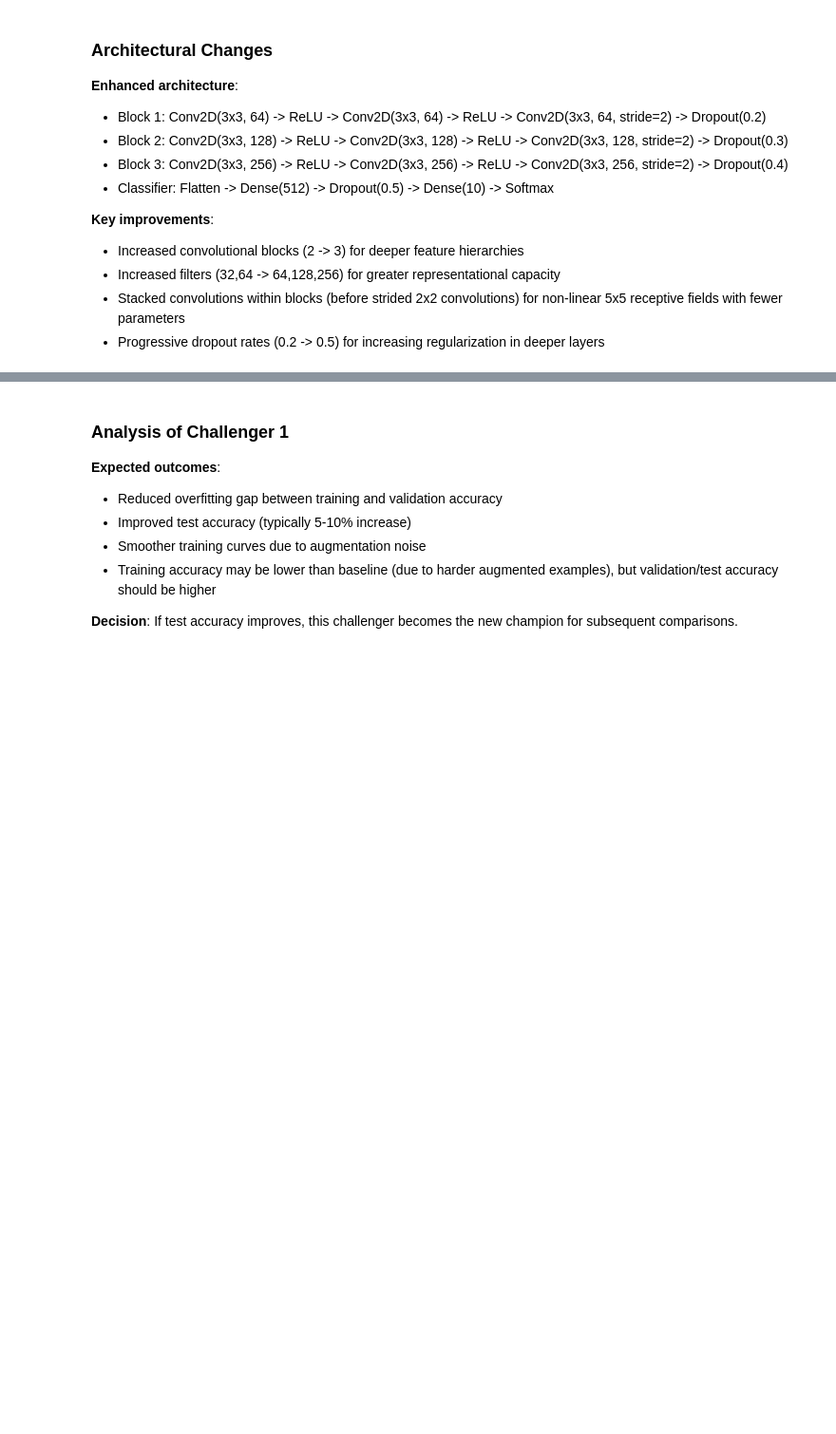
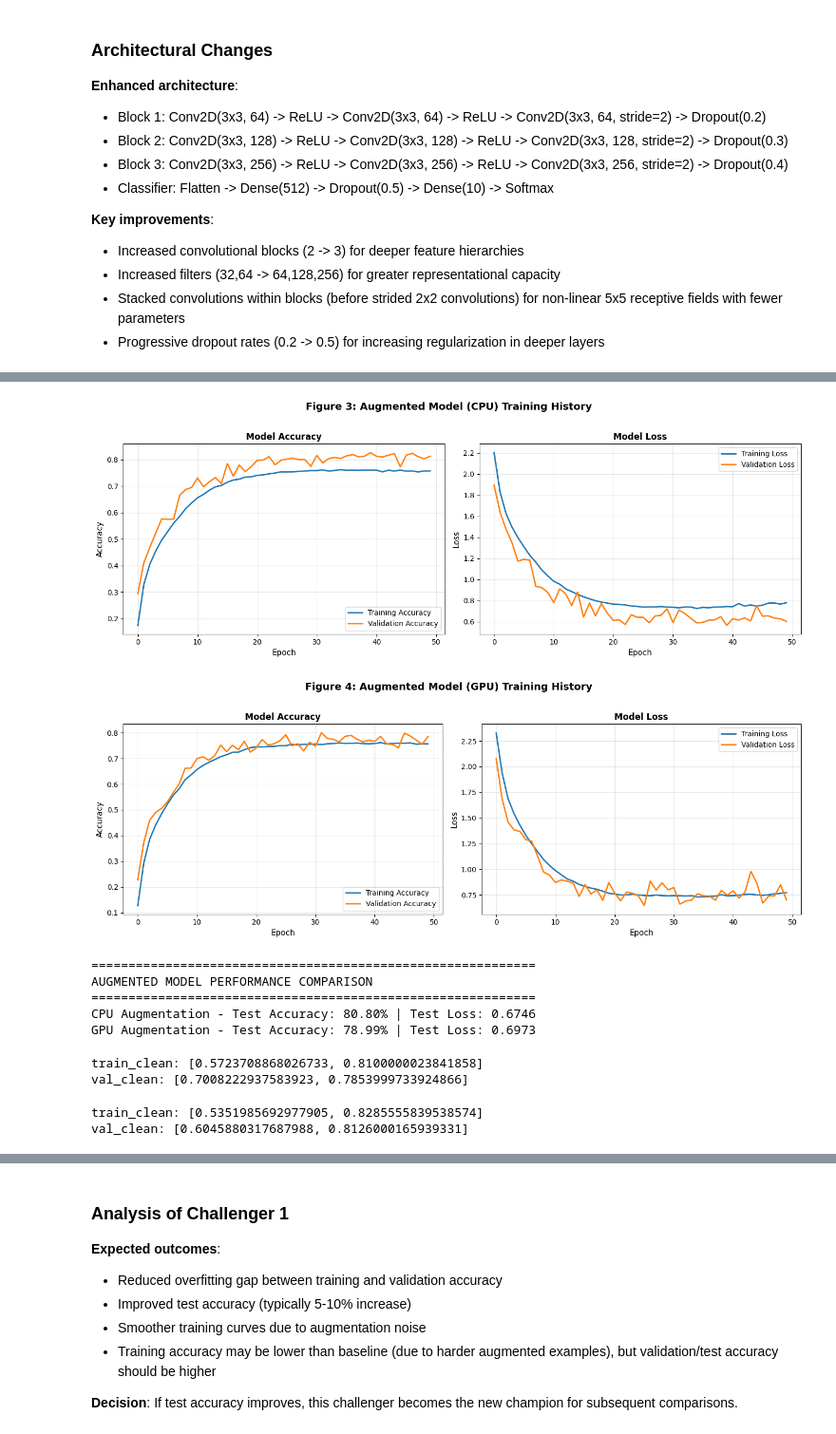
Before and after one commit to peaceman-per/S3-Neural-Networks-Coursework-2, a Jupyter notebook: CIFAR10_Neural_Networks_Coursework.ipynb, the cells around one changed output, grey strips where cells are left out. Shown at 95% size. Cells and saved outputs as stored; diff of their text form; code cells hidden in the pictures; blank space fills up the shorter version.

```diff
--- a/CIFAR10_Neural_Networks_Coursework.ipynb
+++ b/CIFAR10_Neural_Networks_Coursework.ipynb
@@ -679,0 +703,10 @@ Parameter increase: 2567.2%
+# %%
+# create CPU model and GPU model
+
+# create cpu model
+augmented_model_cpu = create_augmented_model(random_seed=128, gpu_augmentation=False)
+augmented_model_cpu.summary()
+
+# create gpu model
+augmented_model_gpu = create_augmented_model(random_seed=128, gpu_augmentation=True)
+augmented_model_gpu.summary()
@@ -680,15 +756,26 @@ Parameter increase: 2567.2%
 # %%
-# train with data augmentation
+# seed
+tf.keras.utils.set_random_seed(128)
+
+# train with both augmentation methods
 print("Training Challenger 1: Augmented Data + Increased Capacity")
 print("Using ImageDataGenerator for real-time augmentation\n")
 
-history_augmented = augmented_model.fit(
-    train_datagen.flow(X_train, y_train_encoded, batch_size=128),
-    steps_per_epoch=len(X_train) // 128,
+# CPU training
+history_augmented = augmented_model_cpu.fit(
+    data_augmentation_CPU.flow(X_train, y_train_encoded, batch_size=128),
     epochs=50,
     validation_data=(X_val, y_val_encoded),
     verbose=1
 )
+
+# GPU training
+history_augmented_gpu = augmented_model_gpu.fit(
+    train_ds,
+    epochs=50,
+    validation_data=val_ds,
+    verbose=1
+)
 # %% [output]
 Training Challenger 1: Augmented Data + Increased Capacity
 Using ImageDataGenerator for real-time augmentation
@@ -699,3 +815,43 @@ KeyboardInterrupt:
+# %%
+# compare the two models
+test_loss_cpu, test_accuracy_cpu = augmented_model_cpu.evaluate(X_test, y_test_encoded, verbose=0)
+test_loss_gpu, test_accuracy_gpu = augmented_model_gpu.evaluate(X_test, y_test_encoded, verbose=0)
+
+# plot comparison
+plot_training_history(history_augmented, 'Figure 3: Augmented Model (CPU) Training History')
+plot_training_history(history_augmented_gpu, 'Figure 4: Augmented Model (GPU) Training History')
+# %% [output]
+[figure, added]
+[figure, added]
+# %%
+# print test results
+print("="*60)
+print("AUGMENTED MODEL PERFORMANCE COMPARISON")
+print("="*60)
+print(f"CPU Augmentation - Test Accuracy: {test_accuracy_cpu*100:.2f}% | Test Loss: {test_loss_cpu:.4f}")
+print(f"GPU Augmentation - Test Accuracy: {test_accuracy_gpu*100:.2f}% | Test Loss: {test_loss_gpu:.4f}")
+# %% [output]
+============================================================
+AUGMENTED MODEL PERFORMANCE COMPARISON
+============================================================
+CPU Augmentation - Test Accuracy: 80.80% | Test Loss: 0.6746
+GPU Augmentation - Test Accuracy: 78.99% | Test Loss: 0.6973
+# %%
+train_clean = augmented_model_gpu.evaluate(X_train, y_train_encoded, verbose=0)
+val_clean   = augmented_model_gpu.evaluate(X_val, y_val_encoded, verbose=0)
+print("train_clean:", train_clean)
+print("val_clean:", val_clean)
+# %% [output]
+train_clean: [0.5723708868026733, 0.8100000023841858]
+val_clean: [0.7008222937583923, 0.7853999733924866]
+# %%
+train_clean = augmented_model_cpu.evaluate(X_train, y_train_encoded, verbose=0)
+val_clean   = augmented_model_cpu.evaluate(X_val, y_val_encoded, verbose=0)
+print("train_clean:", train_clean)
+print("val_clean:", val_clean)
+# %% [output]
+train_clean: [0.5351985692977905, 0.8285555839538574]
+val_clean: [0.6045880317687988, 0.8126000165939331]
 # %%
 # Evaluate and compare
 test_loss_aug, test_acc_aug = augmented_model.evaluate(X_test, y_test_encoded, verbose=0)
```
Also changed, not shown: parts of 16 cells of this notebook.
